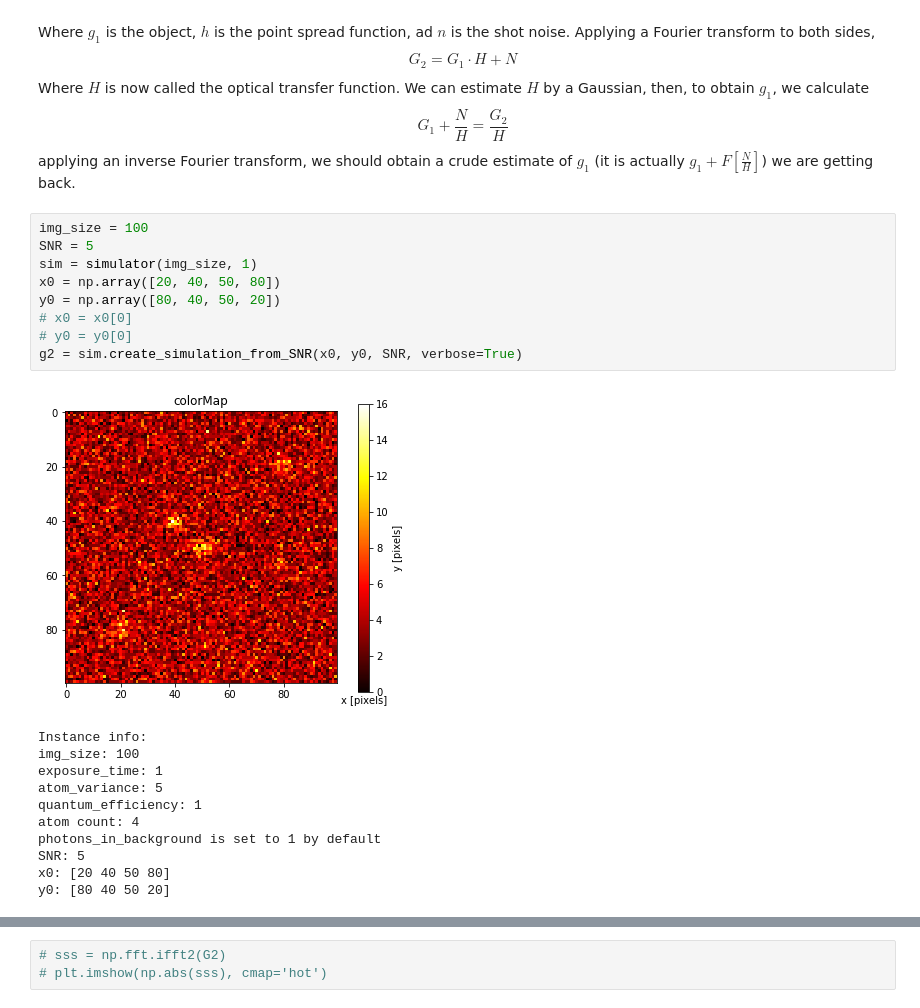
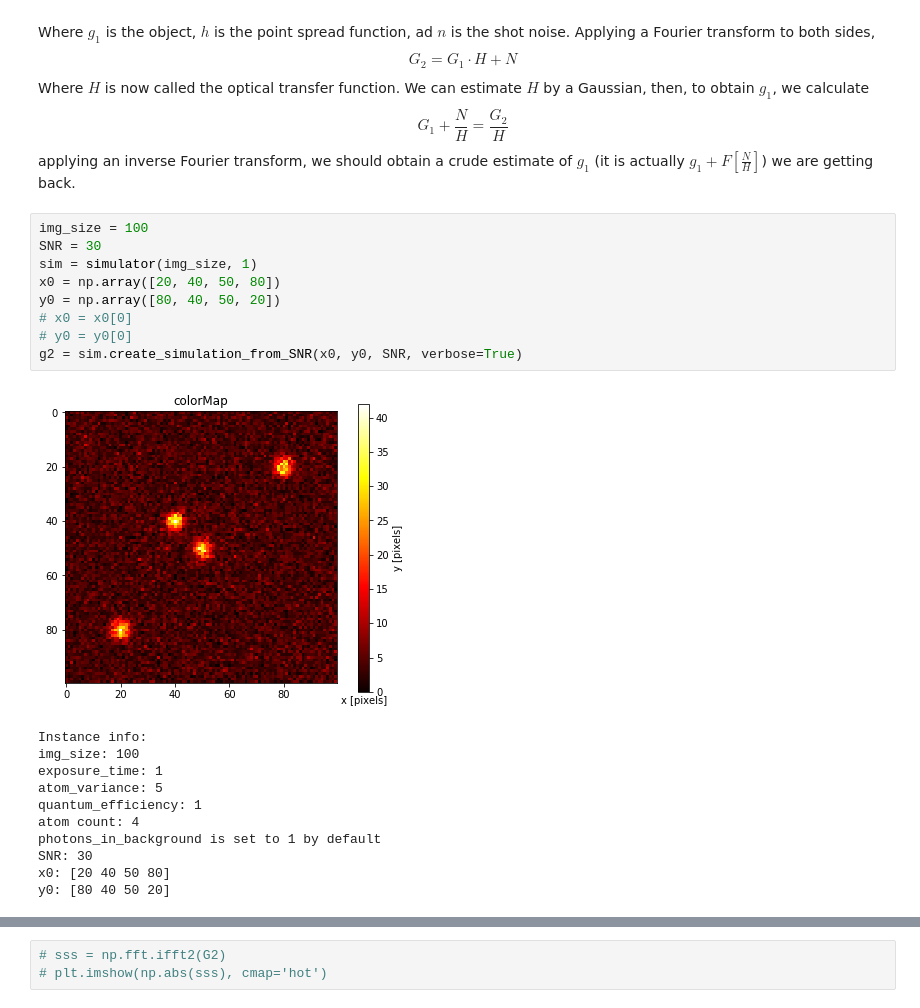
Before and after one commit to cliulinnaeus/AtomDetection, a Jupyter notebook: preprocessing/deconv_test2.ipynb, the cells around one changed output, grey strips where cells are left out. Cells and saved outputs as stored; diff of their text form.

```diff
--- a/preprocessing/deconv_test2.ipynb
+++ b/preprocessing/deconv_test2.ipynb
@@ -156,15 +155,15 @@ $$G_1 + \frac{N}{H} = \frac{G_2}{H}$$
 applying an inverse Fourier transform, we should obtain a crude estimate of $g_1$ (it is actually $g_1 + F[\frac{N}{H}]$) we are getting back.
 # %%
 img_size = 100
-SNR = 5
+SNR = 30
 sim = simulator(img_size, 1)
 x0 = np.array([20, 40, 50, 80])
 y0 = np.array([80, 40, 50, 20])
 # x0 = x0[0]
 # y0 = y0[0]
 g2 = sim.create_simulation_from_SNR(x0, y0, SNR, verbose=True)
 # %% [output]
-[figure, old version]
+[figure, new version]
 Instance info:
 img_size: 100
 exposure_time: 1
@@ -172,7 +171,7 @@ atom_variance: 5
 quantum_efficiency: 1
 atom count: 4
 photons_in_background is set to 1 by default
-SNR: 5
+SNR: 30
 x0: [20 40 50 80]
 y0: [80 40 50 20]
 # %%
```
Also changed, not shown: parts of 16 cells of this notebook, 3 other files.
